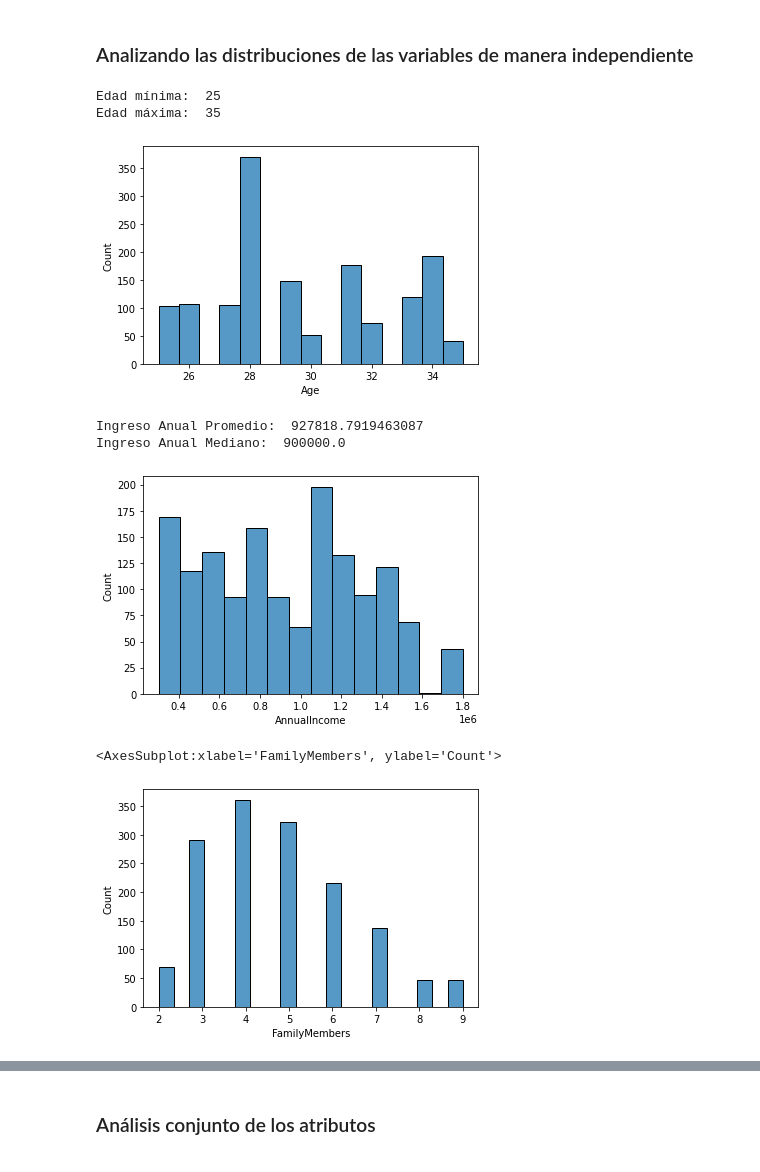
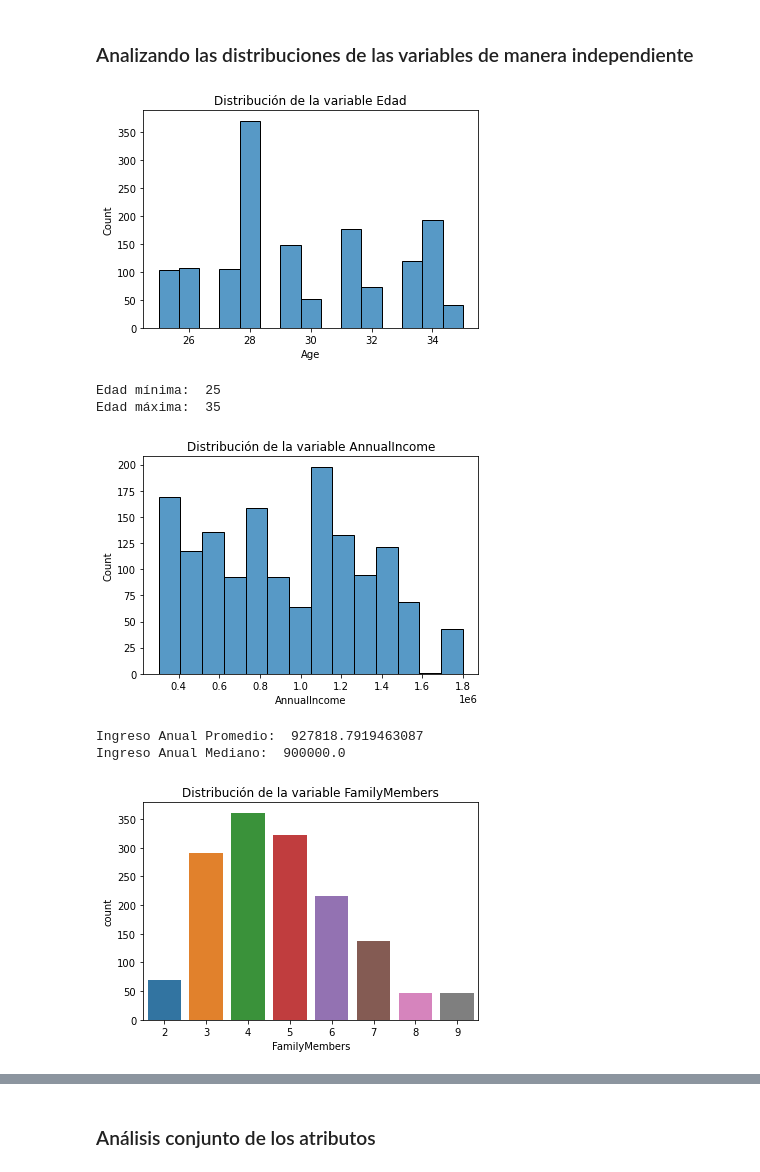
Before and after one commit to estebanarr/aprendizaje_supervisado, a Jupyter notebook: src/Análisis exploratorio.ipynb, the cells around one changed output, grey strips where cells are left out. Drawn from its saved outputs; the diff is of its cells as text; code cells hidden in the pictures.

```diff
--- a/src/Análisis exploratorio.ipynb
+++ b/src/Análisis exploratorio.ipynb
@@ -93,24 +95,31 @@ target=["TravelInsurance"]
 # %%
 #Histograma para la distribución de la variable EDAD
 sns.histplot(data=train_df, x="Age")    #La distribución tiene muchos baches, con lo cual discretizarla podría ser una buena opción
+plt.title('Distribución de la variable Edad')
+plt.show()
+
 print("Edad mínima: ", train_df.Age.min())
 print("Edad máxima: ", train_df.Age.max())
 # %% [output]
+[figure, new version]
 Edad mínima:  25
 Edad máxima:  35
-[figure, old version]
 # %%
 #Histograma para la distribución de la variable INGRESO ANUAL
 sns.histplot(data=train_df, x="AnnualIncome")
+plt.title("Distribución de la variable AnnualIncome")
+plt.show()
+
 print("Ingreso Anual Promedio: ", train_df.AnnualIncome.mean())
 print("Ingreso Anual Mediano: ", train_df.AnnualIncome.median())    #Se pone de manifiesto un leve sesgo a la derecha, típico de las distribuciones de este tipo de variables
 # %% [output]
+[figure, new version]
 Ingreso Anual Promedio:  927818.7919463087
 Ingreso Anual Mediano:  900000.0
-[figure, old version]
 # %%
 #Histograma para la distribución de la variable CANTIDAD DE MIEMBROS EN LA FAMILIA
-sns.histplot(data=train_df, x="FamilyMembers")
+sns.countplot(data=train_df, x="FamilyMembers")
+plt.title("Distribución de la variable FamilyMembers")
+plt.show()
 # %% [output]
-<AxesSubplot:xlabel='FamilyMembers', ylabel='Count'>
-[figure, old version]
+[figure, new version]
```
Also changed, not shown: parts of 31 cells of this notebook.
